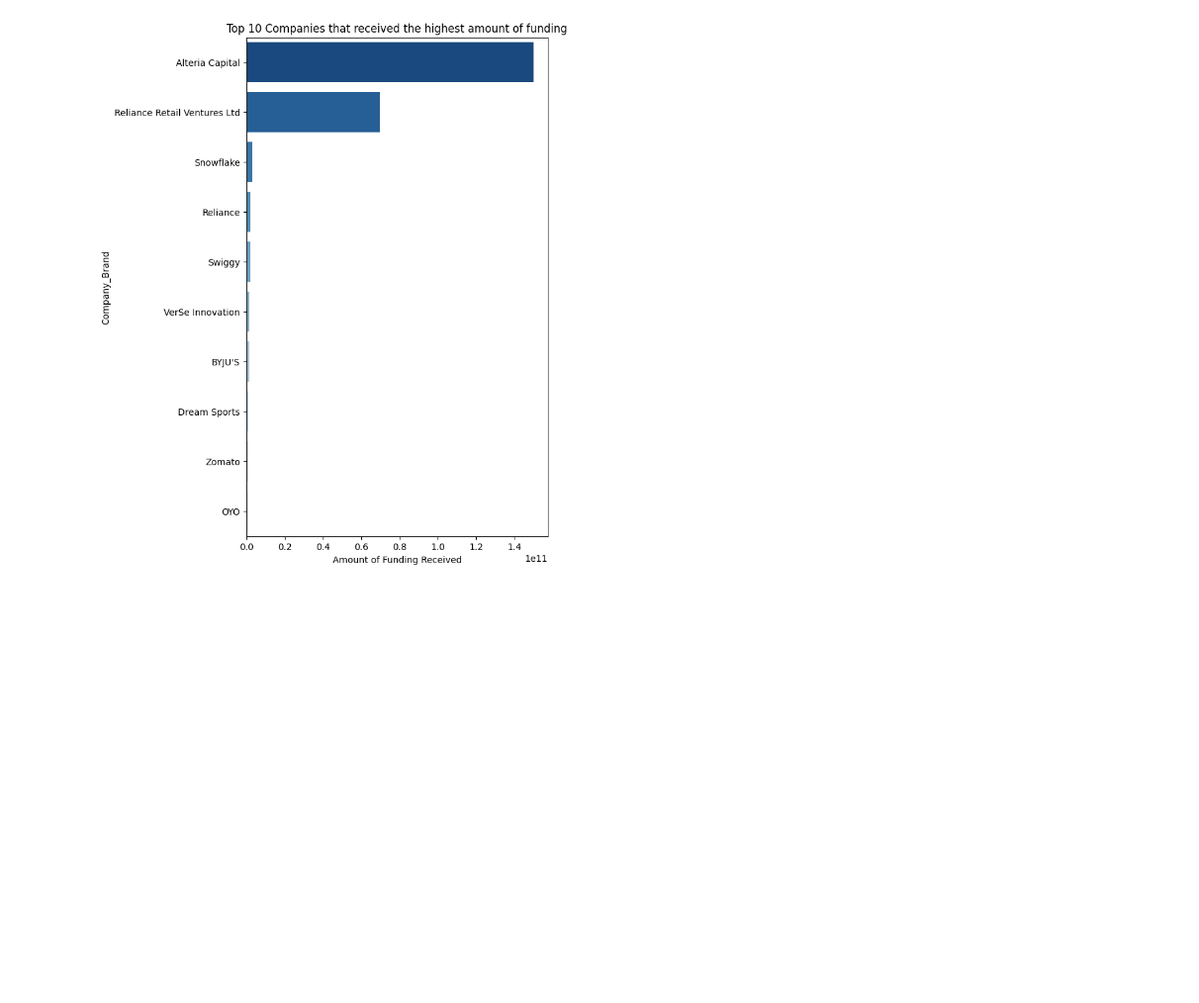
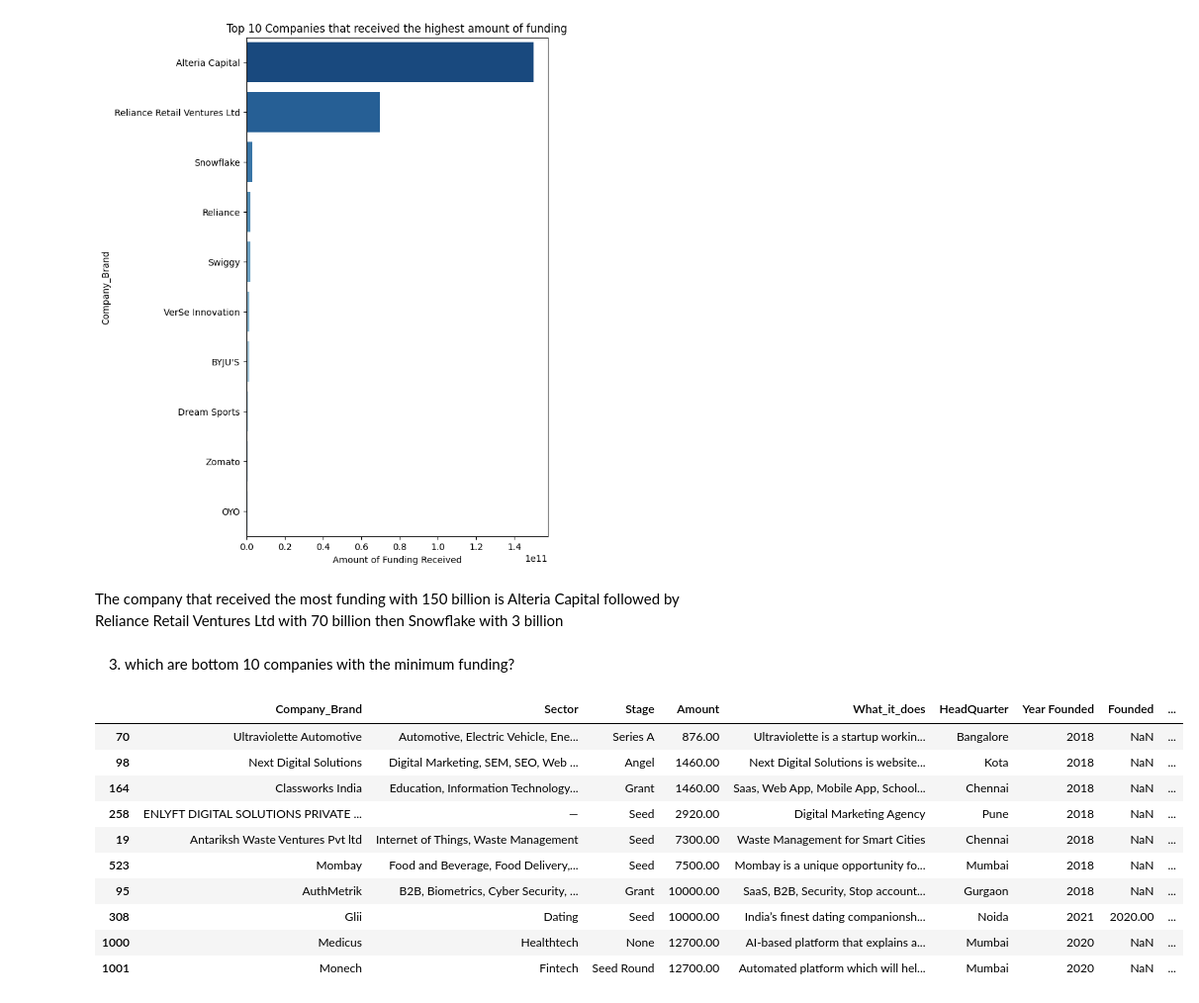
Before and after one commit to susanlazaro/LP1-sojourn, a Jupyter notebook: notebook.ipynb, the cells around one changed output. Shown at 99% size. Saved outputs shown, nothing was run; the diff lists cells and outputs as text; code cells hidden in the pictures; blank space fills up the shorter version.

```diff
--- a/notebook.ipynb
+++ b/notebook.ipynb
@@ -1460,3 +1462,22 @@ plt.ylabel('Company_Brand')
 plt.show()
 # %% [output]
 [figure]
+# %% [markdown]
+The company that received the most funding with 150 billion is Alteria Capital followed by Reliance Retail Ventures Ltd with 70 billion then Snowflake with 3 billion
+# %% [markdown]
+3. which are bottom 10 companies with the minimum funding?
+# %%
+lowest = df_startup_funding[df_startup_funding['Amount'] > 0.0].sort_values(by='Amount').head(10)
+lowest
+# %% [output]
+|  | Company_Brand | Sector | Stage | Amount | What_it_does | HeadQuarter | Year Founded | Founded | ... |
+| 70 | Ultraviolette Automotive | Automotive, Electric Vehicle, Ene... | Series A | 876.00 | Ultraviolette is a startup workin... | Bangalore | 2018 | NaN | ... |
+| 98 | Next Digital Solutions | Digital Marketing, SEM, SEO, Web ... | Angel | 1460.00 | Next Digital Solutions is website... | Kota | 2018 | NaN | ... |
+| 164 | Classworks India | Education, Information Technology... | Grant | 1460.00 | Saas, Web App, Mobile App, School... | Chennai | 2018 | NaN | ... |
+| 258 | ENLYFT DIGITAL SOLUTIONS PRIVATE ... | — | Seed | 2920.00 | Digital Marketing Agency | Pune | 2018 | NaN | ... |
+| 19 | Antariksh Waste Ventures Pvt ltd | Internet of Things, Waste Management | Seed | 7300.00 | Waste Management for Smart Cities | Chennai | 2018 | NaN | ... |
+| 523 | Mombay | Food and Beverage, Food Delivery,... | Seed | 7500.00 | Mombay is a unique opportunity fo... | Mumbai | 2018 | NaN | ... |
+| 95 | AuthMetrik | B2B, Biometrics, Cyber Security, ... | Grant | 10000.00 | SaaS, B2B, Security, Stop account... | Gurgaon | 2018 | NaN | ... |
+| 308 | Glii | Dating | Seed | 10000.00 | India’s finest dating companionsh... | Noida | 2021 | 2020.00 | ... |
+| 1000 | Medicus | Healthtech | None | 12700.00 | AI-based platform that explains a... | Mumbai | 2020 | NaN | ... |
+| 1001 | Monech | Fintech | Seed Round | 12700.00 | Automated platform which will hel... | Mumbai | 2020 | NaN | ... |
```
Also changed, not shown: parts of 5 cells of this notebook, 1 other file.
